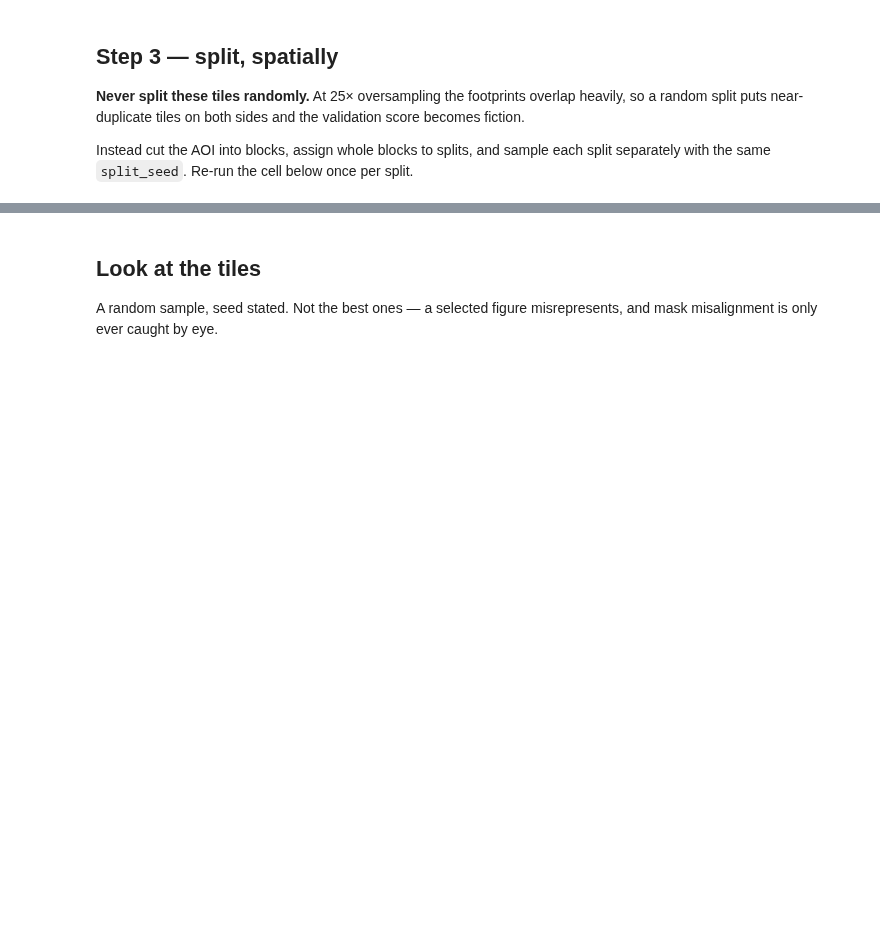
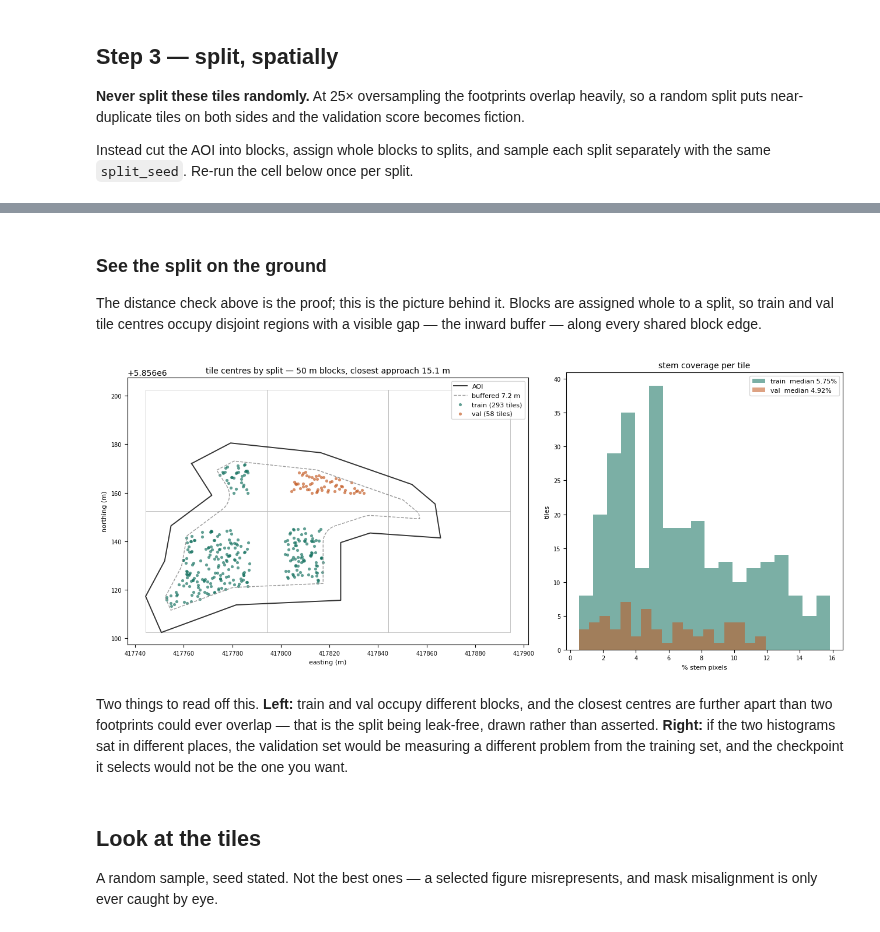
Before and after one commit to cwinkelmann/WINMOL_segmentor_pt, a Jupyter notebook: notebooks/build_a_dataset.ipynb, the cells around one changed output, grey strips where cells are left out. Cells and saved outputs as stored; diff of their text form; code cells hidden in the pictures; blank space fills up the shorter version.

Commit message:
docs: execute notebook, add split map and coverage histogram

```diff
--- a/notebooks/build_a_dataset.ipynb
+++ b/notebooks/build_a_dataset.ipynb
@@ -174,3 +229,68 @@ print("LEAK-FREE" if closest > threshold else "*** TILES CAN OVERLAP — do not
+# %% [markdown]
+### See the split on the ground
+
+The distance check above is the proof; this is the picture behind it. Blocks are assigned
+whole to a split, so train and val tile centres occupy disjoint regions with a visible
+gap — the inward buffer — along every shared block edge.
+# %%
+import matplotlib.pyplot as plt
+from matplotlib.patches import Rectangle
+
+COL = {"train": "#0F6E5C", "val": "#C2571E"}
+buf = extent_m * math.sqrt(2) / 2
+
+fig, (ax, ax2) = plt.subplots(1, 2, figsize=(13, 5.6),
+                              gridspec_kw={"width_ratios": [1.45, 1]})
+
+# AOI outline, plus the inward buffer no tile centre may cross
+for geom, style in ((aoi, dict(color="#333", lw=1.4, label="AOI")),
+                    (aoi.buffer(-buf), dict(color="#999", lw=1.0, ls="--",
+                                            label=f"buffered {buf:.1f} m"))):
+    polys = getattr(geom, "geoms", [geom])
+    for k, g in enumerate(polys):
+        if g.is_empty: continue
+        x, y = g.exterior.xy
+        ax.plot(x, y, **(style if k == 0 else {k2: v for k2, v in style.items()
+                                               if k2 != "label"}))
+
+# the 50 m block grid the split was drawn on
+minx, miny, maxx, maxy = aoi.bounds
+bx = minx
+while bx < maxx:
+    by = miny
+    while by < maxy:
+        ax.add_patch(Rectangle((bx, by), 50, 50, fill=False,
+                               ec="#BBB", lw=0.6, zorder=0))
+        by += 50
+    bx += 50
+
+for split, pts in (("train", tr), ("val", va)):
+    ax.scatter(*zip(*pts), s=14, c=COL[split], alpha=.65, lw=0,
+               label=f"{split} ({len(pts)} tiles)")
+ax.set_aspect("equal"); ax.legend(fontsize=8, loc="upper right")
+ax.set_title(f"tile centres by split — 50 m blocks, closest approach {closest:.1f} m",
+             fontsize=10)
+ax.set_xlabel("easting (m)", fontsize=8); ax.set_ylabel("northing (m)", fontsize=8)
+ax.tick_params(labelsize=7)
+
+# a split is only usable if both sides carry comparable stem density
+for split in ("train", "val"):
+    rows = [json.loads(l) for l in open(f"{OUT}/{split}/tiles.jsonl")]
+    frac = [r["stem_frac"] * 100 for r in rows]
+    ax2.hist(frac, bins=18, alpha=.55, color=COL[split], lw=0,
+             label=f"{split}  median {np.median(frac):.2f}%")
+ax2.set_title("stem coverage per tile", fontsize=10)
+ax2.set_xlabel("% stem pixels", fontsize=8); ax2.set_ylabel("tiles", fontsize=8)
+ax2.legend(fontsize=8); ax2.tick_params(labelsize=7)
+plt.tight_layout()
+# %% [output]
+[figure, added]
+# %% [markdown]
+Two things to read off this. **Left:** train and val occupy different blocks, and the
+closest centres are further apart than two footprints could ever overlap — that is the
+split being leak-free, drawn rather than asserted. **Right:** if the two histograms sat in
+different places, the validation set would be measuring a different problem from the
+training set, and the checkpoint it selects would not be the one you want.
 # %% [markdown]
 ## Look at the tiles
 
```
Also changed, not shown: parts of 9 cells of this notebook.
